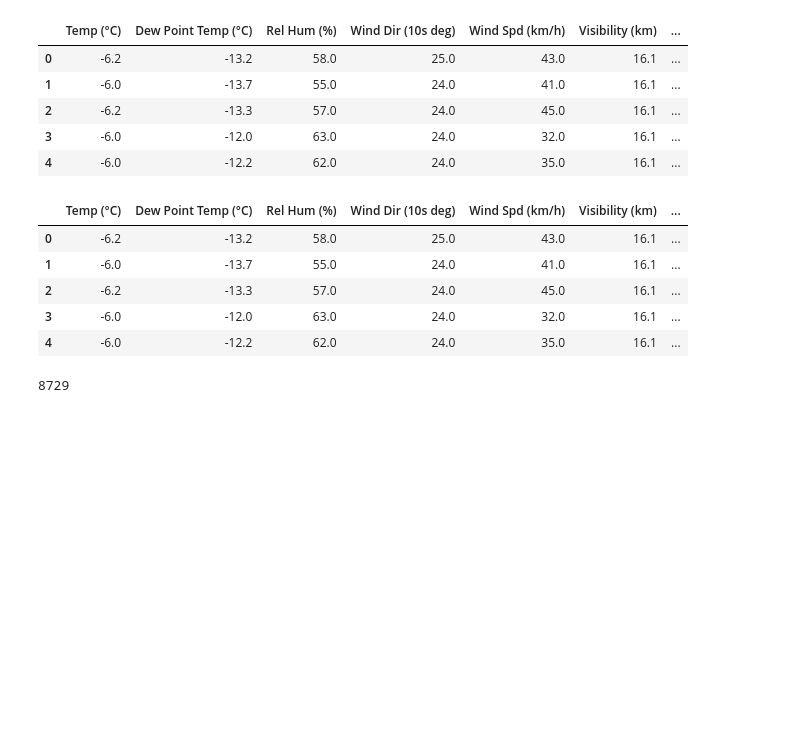
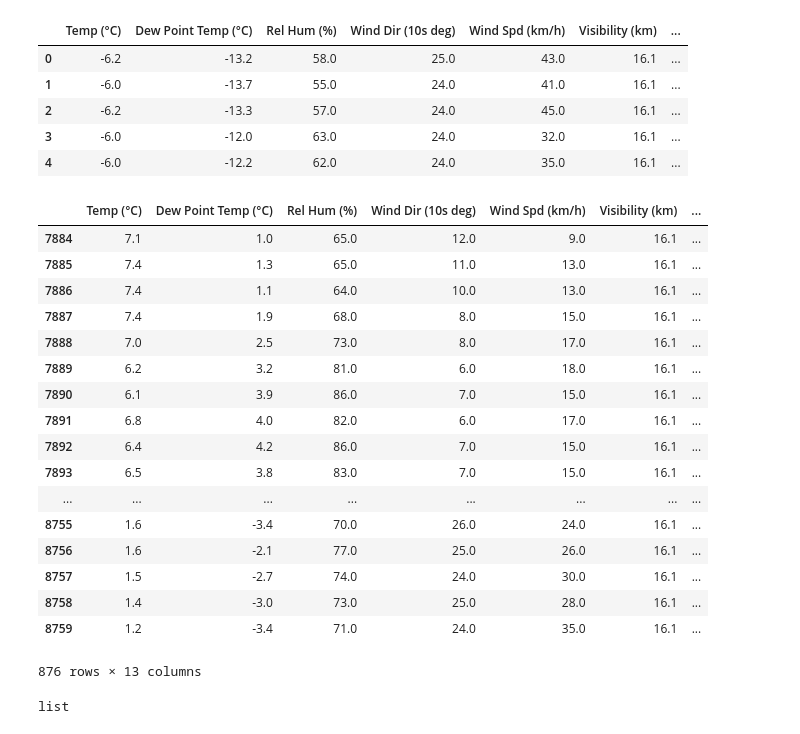
Before and after one commit to sherry-zkuai/air-quality-ai, a Jupyter notebook: toronto_model.ipynb, the cells around one changed output. Cells and saved outputs as stored; diff of their text form; code cells hidden in the pictures; blank space fills up the shorter version.

```diff
--- a/toronto_model.ipynb
+++ b/toronto_model.ipynb
@@ -40,5 +40,8 @@ data.head()
 | 4 | -6.0 | -12.2 | 62.0 | 24.0 | 35.0 | 16.1 | ... |
 # %%
 dataset=pd.DataFrame(data,columns=data.columns[:])
+split=round(0.90*len(dataset))
+data1=dataset.iloc[:split].copy()
+test_set=dataset.iloc[split:].copy()
 # %%
 scaler = preprocessing.MinMaxScaler()
@@ -46,11 +50,23 @@ scaled_values = scaler.fit_transform(dataset)
 # dataset.loc[:,:] = scaled_values
-# %%
-data.head()
-# %% [output]
-|  | Temp (°C) | Dew Point Temp (°C) | Rel Hum (%) | Wind Dir (10s deg) | Wind Spd (km/h) | Visibility (km) | ... |
-| 0 | -6.2 | -13.2 | 58.0 | 25.0 | 43.0 | 16.1 | ... |
-| 1 | -6.0 | -13.7 | 55.0 | 24.0 | 41.0 | 16.1 | ... |
-| 2 | -6.2 | -13.3 | 57.0 | 24.0 | 45.0 | 16.1 | ... |
-| 3 | -6.0 | -12.0 | 63.0 | 24.0 | 32.0 | 16.1 | ... |
-| 4 | -6.0 | -12.2 | 62.0 | 24.0 | 35.0 | 16.1 | ... |
+# %%
+test_set
+# %% [output]
+|  | Temp (°C) | Dew Point Temp (°C) | Rel Hum (%) | Wind Dir (10s deg) | Wind Spd (km/h) | Visibility (km) | ... |
+| 7884 | 7.1 | 1.0 | 65.0 | 12.0 | 9.0 | 16.1 | ... |
+| 7885 | 7.4 | 1.3 | 65.0 | 11.0 | 13.0 | 16.1 | ... |
+| 7886 | 7.4 | 1.1 | 64.0 | 10.0 | 13.0 | 16.1 | ... |
+| 7887 | 7.4 | 1.9 | 68.0 | 8.0 | 15.0 | 16.1 | ... |
+| 7888 | 7.0 | 2.5 | 73.0 | 8.0 | 17.0 | 16.1 | ... |
+| 7889 | 6.2 | 3.2 | 81.0 | 6.0 | 18.0 | 16.1 | ... |
+| 7890 | 6.1 | 3.9 | 86.0 | 7.0 | 15.0 | 16.1 | ... |
+| 7891 | 6.8 | 4.0 | 82.0 | 6.0 | 17.0 | 16.1 | ... |
+| 7892 | 6.4 | 4.2 | 86.0 | 7.0 | 15.0 | 16.1 | ... |
+| 7893 | 6.5 | 3.8 | 83.0 | 7.0 | 15.0 | 16.1 | ... |
+| ... | ... | ... | ... | ... | ... | ... | ... |
+| 8755 | 1.6 | -3.4 | 70.0 | 26.0 | 24.0 | 16.1 | ... |
+| 8756 | 1.6 | -2.1 | 77.0 | 25.0 | 26.0 | 16.1 | ... |
+| 8757 | 1.5 | -2.7 | 74.0 | 24.0 | 30.0 | 16.1 | ... |
+| 8758 | 1.4 | -3.0 | 73.0 | 25.0 | 28.0 | 16.1 | ... |
+| 8759 | 1.2 | -3.4 | 71.0 | 24.0 | 35.0 | 16.1 | ... |
+876 rows × 13 columns
 # %%
@@ -63,4 +79,0 @@ for i in range(len(sequences)):
-# %%
-len(sequences)
-# %% [output]
-8729
@@ -68,0 +80,4 @@ seq=torch.FloatTensor(sequences)
+# %%
+type(test_seq)
+# %% [output]
+list
```
Also changed, not shown: parts of 12 cells of this notebook.
